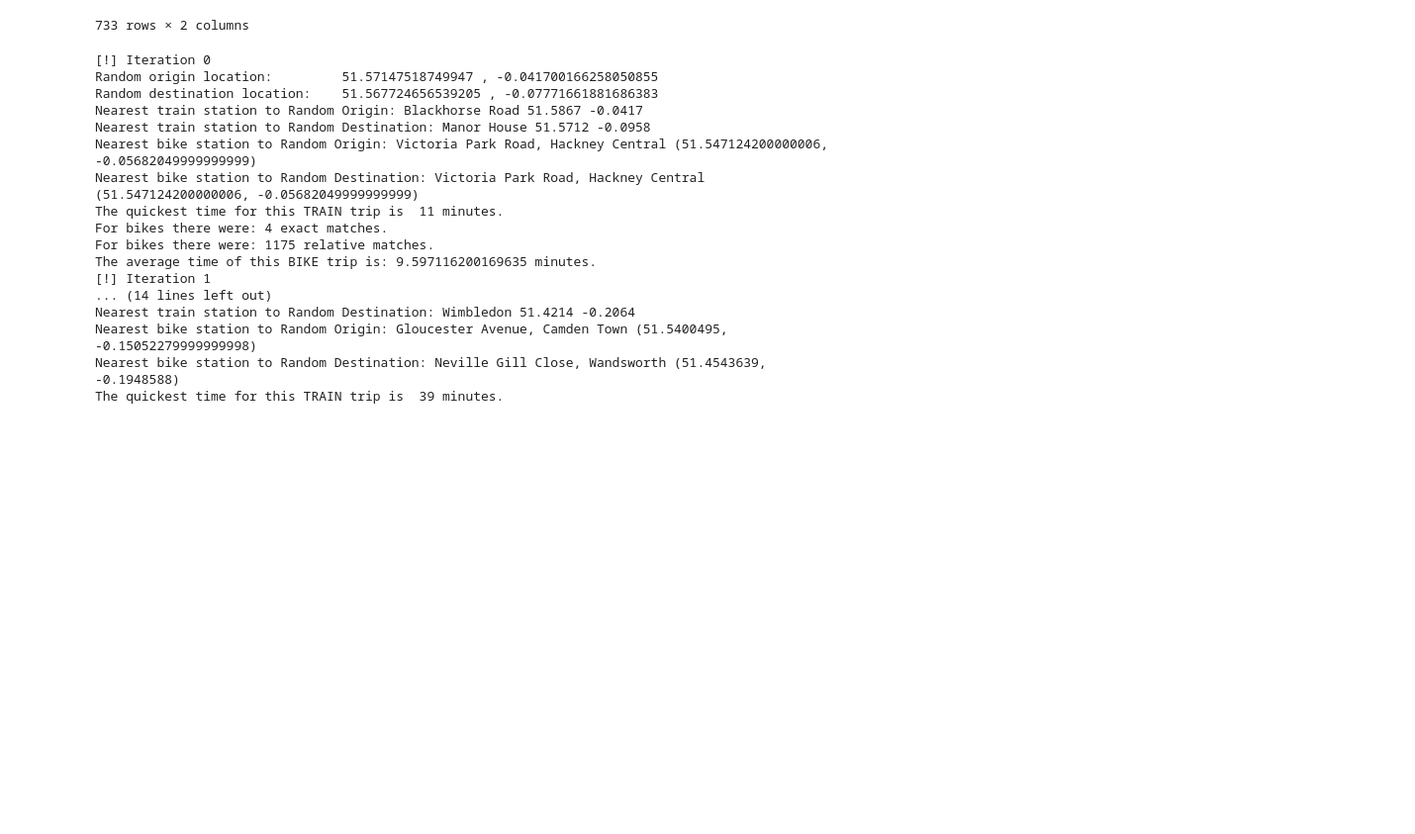
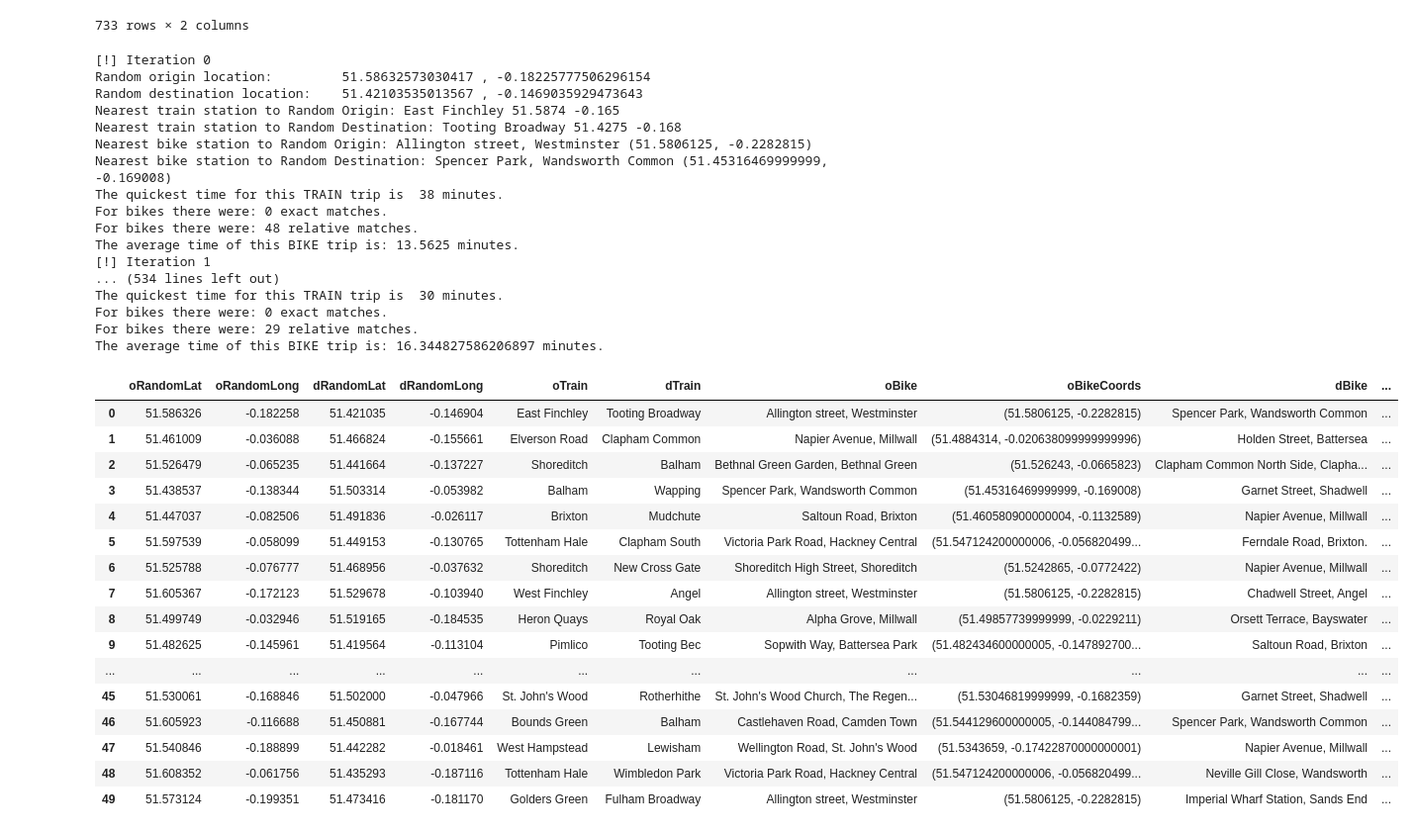
Before and after one commit to joshspicer/london-bike-share-efficiency, a Jupyter notebook: london/london.ipynb, the cells around one changed output. Shown at 99% size. Saved outputs shown, nothing was run; the diff lists cells and outputs as text; code cells hidden in the pictures; blank space fills up the shorter version.

```diff
--- a/london/london.ipynb
+++ b/london/london.ipynb
@@ -340,6 +341,7 @@ def calcTrainTravelTimeMins(oName, dName):
     return quickestTrainTime
 # %%
 ########## RUN ME ############
+output = {}
 for i in range(0, 50):
     print("[!] Iteration", i)
     # Compute random coordinates in our range
@@ -356,21 +358,57 @@ for i in range(0, 50):
     if bikeMins == -1 or trainMins == -1:
         print("error")
         continue
+
+    output[i] = {"oRandomLat": randLat1,
+                 "oRandomLong": randLong1,
+                 "dRandomLat": randLat2,
+                 "dRandomLong": randLong2,
+                 "oTrain": oTrain,
+                 "dTrain": dTrain,
+                 "oBike": oBike,
+                 "oBikeCoords":oBikeCoords,
+                 "dBike": dBike,
+                 "dBikeCoords":dBikeCoords,
+                 "bikeMins": bikeMins,
+                 "trainMins": trainMins}
+
+# print(output[0])
 # %% [output]
 [!] Iteration 0
-Random origin location:         51.57147518749947 , -0.041700166258050855
-Random destination location:    51.567724656539205 , -0.07771661881686383
-Nearest train station to Random Origin: Blackhorse Road 51.5867 -0.0417
-Nearest train station to Random Destination: Manor House 51.5712 -0.0958
-Nearest bike station to Random Origin: Victoria Park Road, Hackney Central (51.547124200000006, -0.05682049999999999)
-Nearest bike station to Random Destination: Victoria Park Road, Hackney Central (51.547124200000006, -0.05682049999999999)
-The quickest time for this TRAIN trip is  11 minutes.
-For bikes there were: 4 exact matches.
-For bikes there were: 1175 relative matches.
-The average time of this BIKE trip is: 9.597116200169635 minutes.
+Random origin location:         51.58632573030417 , -0.18225777506296154
+Random destination location:    51.42103535013567 , -0.1469035929473643
+Nearest train station to Random Origin: East Finchley 51.5874 -0.165
+Nearest train station to Random Destination: Tooting Broadway 51.4275 -0.168
+Nearest bike station to Random Origin: Allington street, Westminster (51.5806125, -0.2282815)
+Nearest bike station to Random Destination: Spencer Park, Wandsworth Common (51.45316469999999, -0.169008)
+The quickest time for this TRAIN trip is  38 minutes.
+For bikes there were: 0 exact matches.
+For bikes there were: 48 relative matches.
+The average time of this BIKE trip is: 13.5625 minutes.
 [!] Iteration 1
-... (14 lines left out)
-Nearest train station to Random Destination: Wimbledon 51.4214 -0.2064
-Nearest bike station to Random Origin: Gloucester Avenue, Camden Town (51.5400495, -0.15052279999999998)
-Nearest bike station to Random Destination: Neville Gill Close, Wandsworth (51.4543639, -0.1948588)
-The quickest time for this TRAIN trip is  39 minutes.
+... (534 lines left out)
+The quickest time for this TRAIN trip is  30 minutes.
+For bikes there were: 0 exact matches.
+For bikes there were: 29 relative matches.
+The average time of this BIKE trip is: 16.344827586206897 minutes.
+# %%
+dataFrame = pd.DataFrame.from_dict(output, orient="index")
+dataFrame
+# %% [output]
+|  | oRandomLat | oRandomLong | dRandomLat | dRandomLong | oTrain | dTrain | oBike | oBikeCoords | dBike | ... |
+| 0 | 51.586326 | -0.182258 | 51.421035 | -0.146904 | East Finchley | Tooting Broadway | Allington street, Westminster | (51.5806125, -0.2282815) | Spencer Park, Wandsworth Common | ... |
+| 1 | 51.461009 | -0.036088 | 51.466824 | -0.155661 | Elverson Road | Clapham Common | Napier Avenue, Millwall | (51.4884314, -0.020638099999999996) | Holden Street, Battersea | ... |
+| 2 | 51.526479 | -0.065235 | 51.441664 | -0.137227 | Shoreditch | Balham | Bethnal Green Garden, Bethnal Green | (51.526243, -0.0665823) | Clapham Common North Side, Clapha... | ... |
+| 3 | 51.438537 | -0.138344 | 51.503314 | -0.053982 | Balham | Wapping | Spencer Park, Wandsworth Common | (51.45316469999999, -0.169008) | Garnet Street, Shadwell | ... |
+| 4 | 51.447037 | -0.082506 | 51.491836 | -0.026117 | Brixton | Mudchute | Saltoun Road, Brixton | (51.460580900000004, -0.1132589) | Napier Avenue, Millwall | ... |
+| 5 | 51.597539 | -0.058099 | 51.449153 | -0.130765 | Tottenham Hale | Clapham South | Victoria Park Road, Hackney Central | (51.547124200000006, -0.056820499... | Ferndale Road, Brixton. | ... |
+| 6 | 51.525788 | -0.076777 | 51.468956 | -0.037632 | Shoreditch | New Cross Gate | Shoreditch High Street, Shoreditch | (51.5242865, -0.0772422) | Napier Avenue, Millwall | ... |
+| 7 | 51.605367 | -0.172123 | 51.529678 | -0.103940 | West Finchley | Angel | Allington street, Westminster | (51.5806125, -0.2282815) | Chadwell Street, Angel | ... |
+| 8 | 51.499749 | -0.032946 | 51.519165 | -0.184535 | Heron Quays | Royal Oak | Alpha Grove, Millwall | (51.49857739999999, -0.0229211) | Orsett Terrace, Bayswater | ... |
+| 9 | 51.482625 | -0.145961 | 51.419564 | -0.113104 | Pimlico | Tooting Bec | Sopwith Way, Battersea Park | (51.482434600000005, -0.147892700... | Saltoun Road, Brixton | ... |
+| ... | ... | ... | ... | ... | ... | ... | ... | ... | ... | ... |
+| 45 | 51.530061 | -0.168846 | 51.502000 | -0.047966 | St. John's Wood | Rotherhithe | St. John's Wood Church, The Regen... | (51.53046819999999, -0.1682359) | Garnet Street, Shadwell | ... |
+| 46 | 51.605923 | -0.116688 | 51.450881 | -0.167744 | Bounds Green | Balham | Castlehaven Road, Camden Town | (51.544129600000005, -0.144084799... | Spencer Park, Wandsworth Common | ... |
+| 47 | 51.540846 | -0.188899 | 51.442282 | -0.018461 | West Hampstead | Lewisham | Wellington Road, St. John's Wood | (51.5343659, -0.17422870000000001) | Napier Avenue, Millwall | ... |
+| 48 | 51.608352 | -0.061756 | 51.435293 | -0.187116 | Tottenham Hale | Wimbledon Park | Victoria Park Road, Hackney Central | (51.547124200000006, -0.056820499... | Neville Gill Close, Wandsworth | ... |
+| 49 | 51.573124 | -0.199351 | 51.473416 | -0.181170 | Golders Green | Fulham Broadway | Allington street, Westminster | (51.5806125, -0.2282815) | Imperial Wharf Station, Sands End | ... |
```
Also changed, not shown: parts of 2 cells of this notebook.
